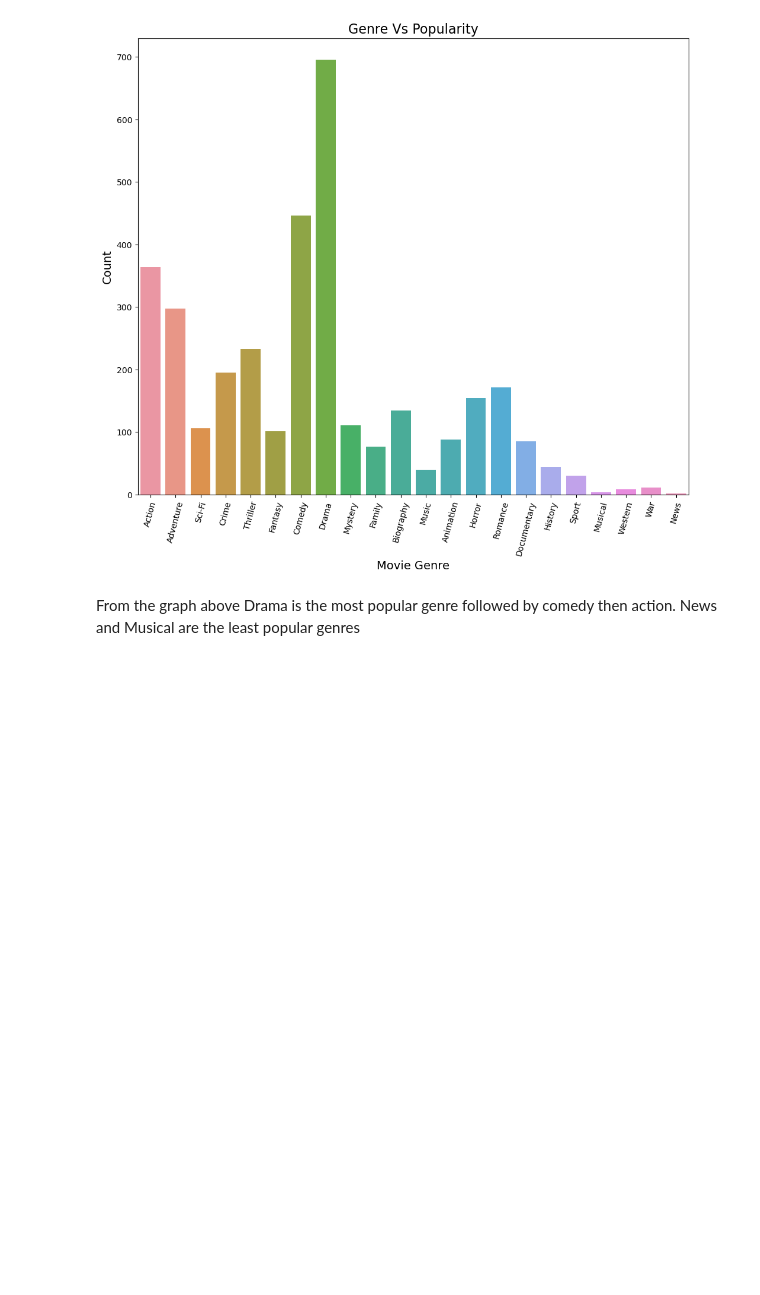
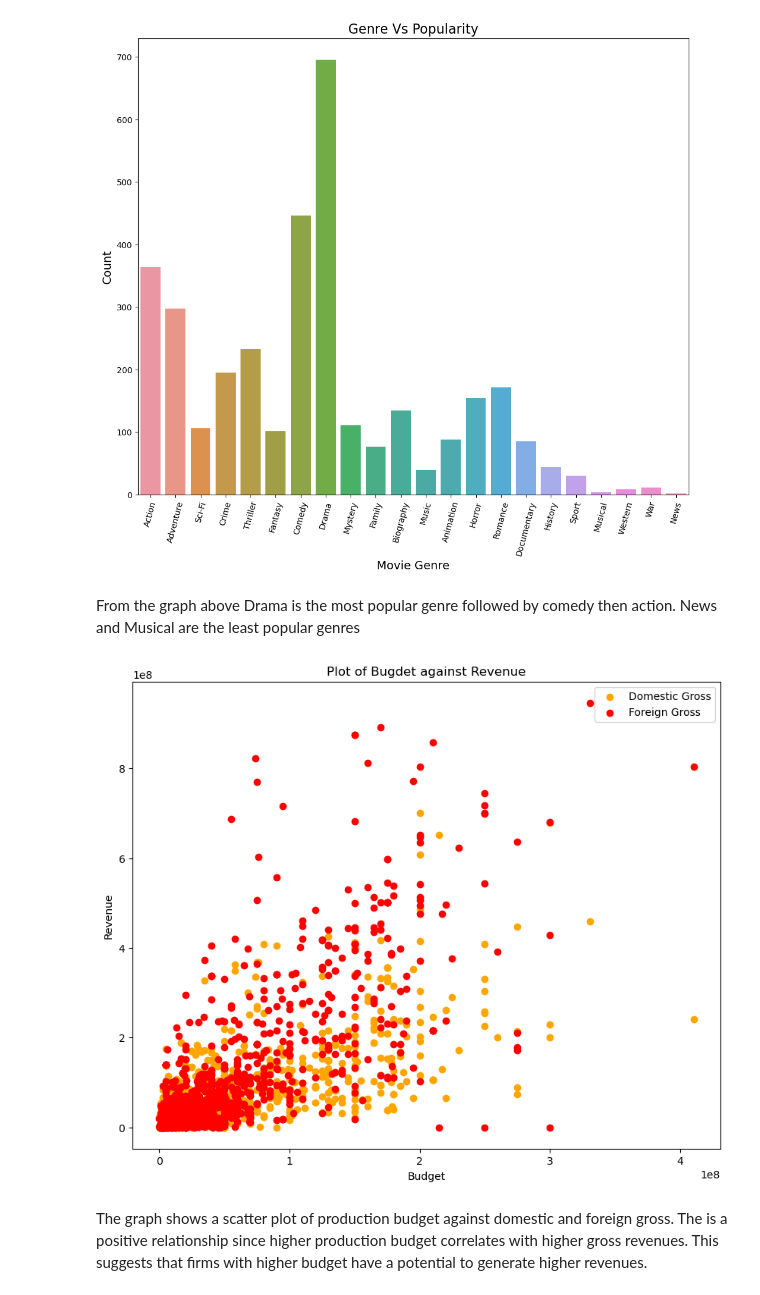
Before and after one commit to Kiptoo1960/dsc-phase-1-project-v2-4, a Jupyter notebook: student.ipynb, the cells around one changed output. Saved outputs shown, nothing was run; the diff lists cells and outputs as text; code cells hidden in the pictures; blank space fills up the shorter version.

```diff
--- a/student.ipynb
+++ b/student.ipynb
@@ -1072,5 +1057,19 @@ fig.savefig('Genres Vs Popularity.png');
 [figure]
 # %% [markdown]
 From the graph above Drama is the most popular genre followed by comedy  then action. News and Musical are the least popular genres
+# %%
+# A scatter plot of production budget vs domestic and foreign gross
+plt.figure(figsize=(10, 8))
+plt.scatter(final_df['production_budget'], final_df['domestic_gross_x'], color='orange', label='Domestic Gross')
+plt.scatter(final_df['production_budget'], final_df['foreign_gross'], color='red', label='Foreign Gross')
+plt.xlabel('Budget')
+plt.ylabel('Revenue')
+plt.title('Plot of Bugdet against Revenue')
+plt.legend()
+plt.show()
+# %% [output]
+[figure, added]
+# %% [markdown]
+The graph shows a scatter plot of production budget against domestic and foreign gross. The is a positive relationship since higher production budget correlates with higher gross revenues. This suggests that firms with higher budget have a potential to generate higher revenues.
 # %%
 # Your code here - remember to use markdown cells for comments as well!
```
Also changed, not shown: parts of 6 cells of this notebook.
